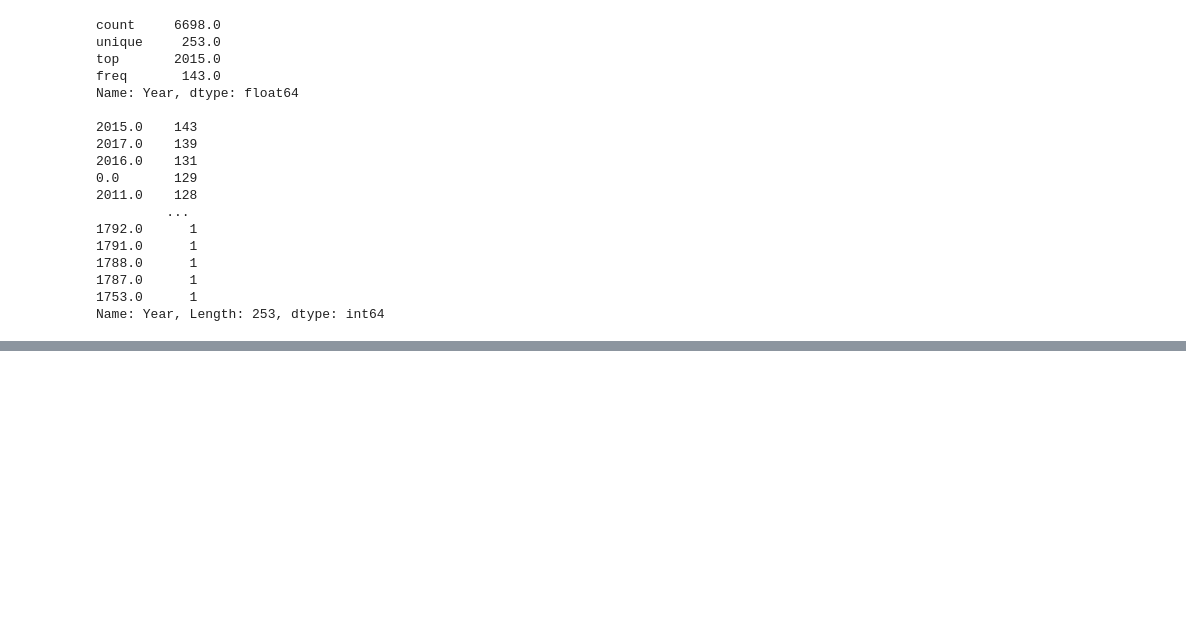
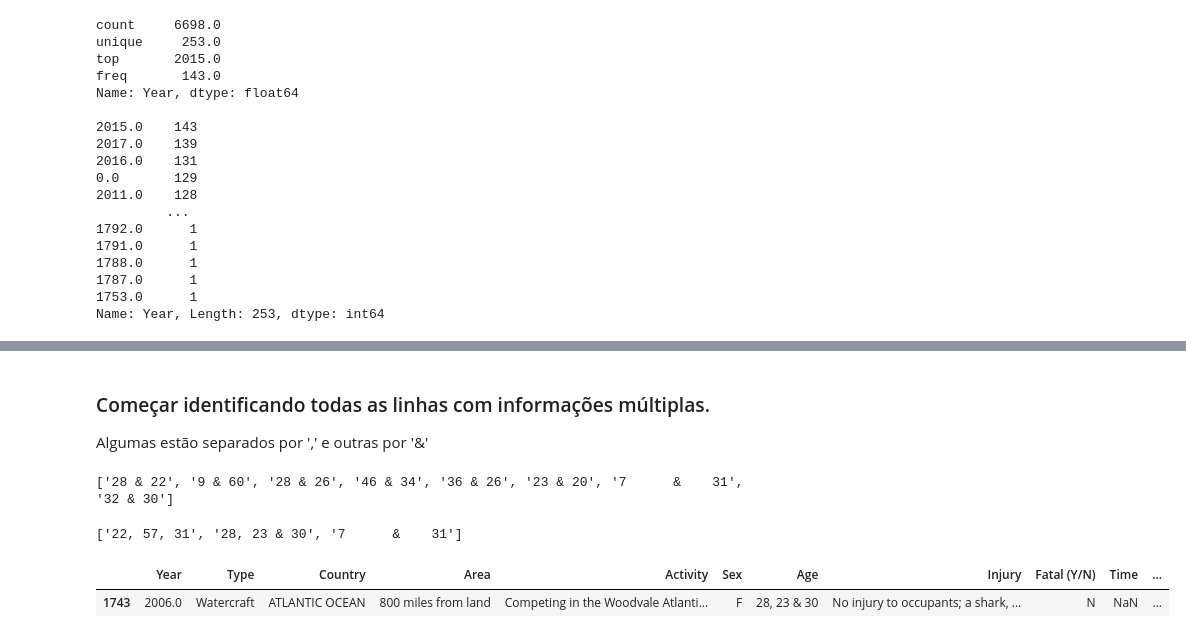
Before and after one commit to Guocorrea/IronHack, a Jupyter notebook: Global_Shark_Attack.ipynb, the cells around one changed output, grey strips where cells are left out. Cells and saved outputs as stored; diff of their text form; code cells hidden in the pictures; blank space fills up the shorter version.

```diff
--- a/Global_Shark_Attack.ipynb
+++ b/Global_Shark_Attack.ipynb
@@ -263,13 +202,13 @@ memory usage: 221.1+ KB
 # Para reinicar tudo que foi feito acima, utilizar essa célula.
 import pandas as pd
 import numpy as np
-
+# Baixar o Arquivo
 atck_xls = pd.read_excel('Datas/GSAF5.xls')
 
+# Criar o DataFrame com as informações que parecem mais úteis
 atck = (atck_xls['Year'], atck_xls['Type'], atck_xls['Country'], atck_xls['Area'],
-        atck_xls['Activity'],atck_xls['Sex '], atck_xls['Age'], atck_xls['Injury'],
-        atck_xls['Fatal (Y/N)'], atck_xls['Time'], atck_xls['Species '])
-
+        atck_xls['Activity'],atck_xls['Sex '], atck_xls['Age'], atck_xls['Fatal (Y/N)'],
+        atck_xls['Time'], atck_xls['Species '])
 atck = pd.DataFrame(atck)
 atck = atck.transpose()
 
@@ -281,4 +220,13 @@ atck['Year'] = atck['Year'].astype(float, errors = 'raise')
 atck = atck.drop(0, axis = 0)
 atck = atck.reset_index(drop = True)
 
-atck.head()
+# --------------- AQUI COMEÇAM OS CÓDIGOS PARA CRIAR O DATA FRAME 1990 - 2020 ------------------
+# Criar uma máscara para criar o DataFrame com os ataques de 1990 até 2020.
+atck90 = atck[atck['Year'] > 1989]
+atck = atck90[atck90['Year'] < 2021]
+
+# Organizar a tabela de acordo com o ano em que aconteceu o ataque, em ordem decrescente -
+# e pela idade em ordem crescente
+# Resetar a indexação das linhas
+atck = atck.sort_values(['Year', 'Age'], ascending = [False, True])
+atck = atck.reset_index(drop = True)
@@ -292,6 +232,0 @@ atck.head()
-# %%
-atck90 = atck[atck['Year'] > 1990]
-atck20 = atck[atck['Year'] < 2021]
-
-atck = pd.concat([atck20, atck90], ignore_index = True)
-atck
@@ -334,0 +310,6 @@ memory usage: 2.3+ MB
+# %%
+atck['Age'].iloc[1600] = 18
+atck['Age'].iloc[1700] = 12
+atck['Age'].iloc[2064] = 8
+atck['Age'].iloc[2156] = 30
+atck['Age'].iloc[2237] = 33
@@ -334,0 +340,38 @@ memory usage: 2.3+ MB
+# %% [markdown]
+### Começar identificando todas as linhas com informações múltiplas.
+Algumas estão separados por ',' e outras por '&'
+# %%
+# usar algo parecido na idade incerta. Vamos de regex de novo!
+# Encontrar as linhas que tem 2 vítimas registradas
+import regex as re
+
+padrão = '[ 0-9]+[, &]+[ 0-9]+'
+lista_mult = list()
+for i in atck['Age']:
+    try:
+        if i in re.findall(padrão, i):
+            lista_mult.append(i)
+    except:
+        None
+print(lista_mult)
+# %% [output]
+['28 & 22', '9 & 60', '28 & 26', '46 & 34', '36 & 26', '23 & 20', '7      &    31', '32 & 30']
+# %%
+# Encontrar as linhas que tem 3 vítimas registradas
+padrão = '[ 0-9]+[, &]+[ 0-9]+[, &]+[ 0-9]+'
+lista_mult1 = list()
+for i in atck['Age']:
+    try:
+        if i in re.findall(padrão, i):
+            lista_mult1.append(i)
+    except:
+        None
+print(lista_mult1)
+# %% [output]
+['22, 57, 31', '28, 23 & 30', '7      &    31']
+# %%
+w = atck[atck['Age'] == '28, 23 & 30']
+w
+# %% [output]
+|  | Year | Type | Country | Area | Activity | Sex | Age | Injury | Fatal (Y/N) | Time | ... |
+| 1743 | 2006.0 | Watercraft | ATLANTIC OCEAN | 800 miles from land | Competing in the Woodvale Atlanti... | F | 28, 23 & 30 | No injury to occupants; a shark, ... | N | NaN | ... |
```
Also changed, not shown: parts of 33 cells of this notebook.
